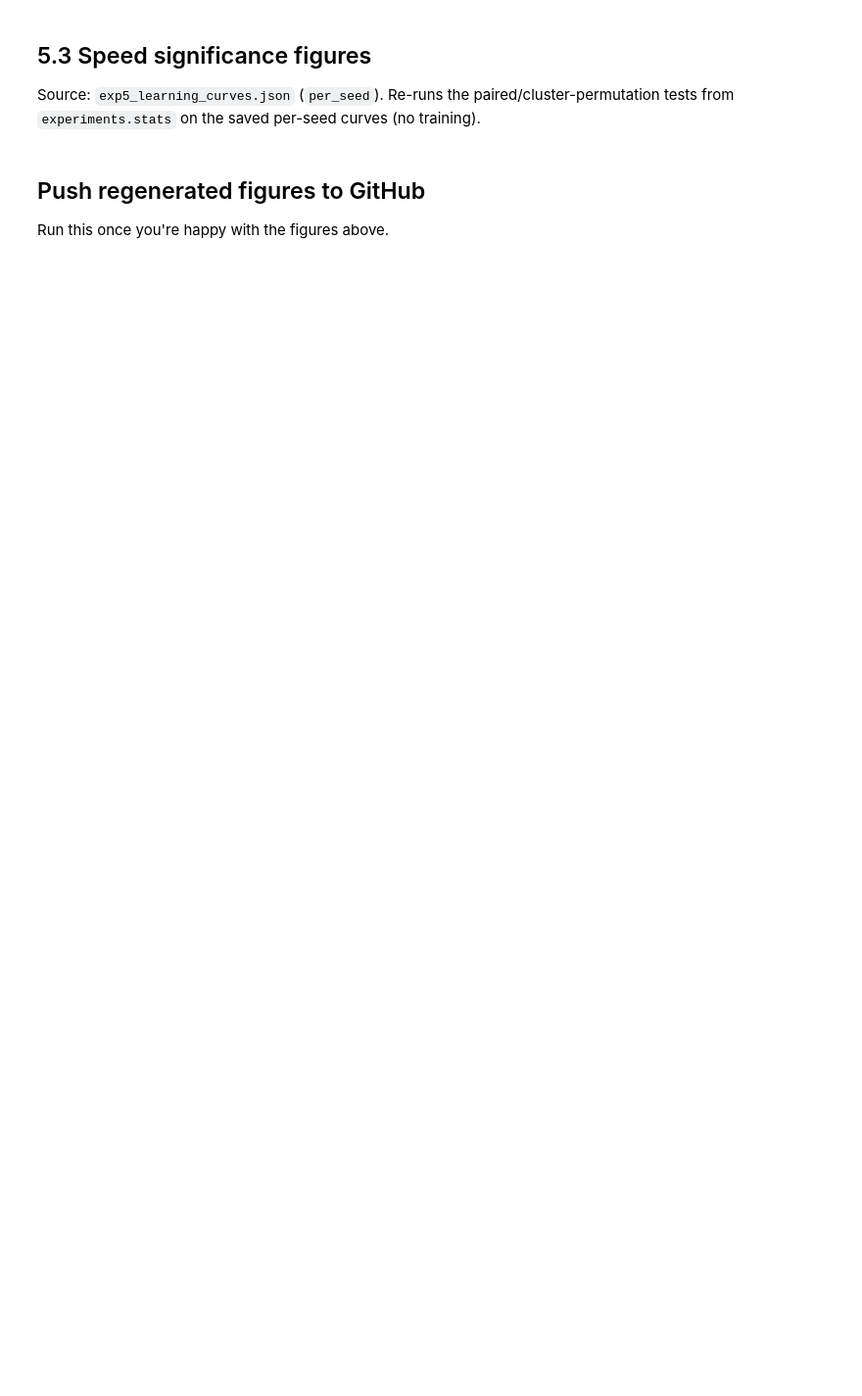
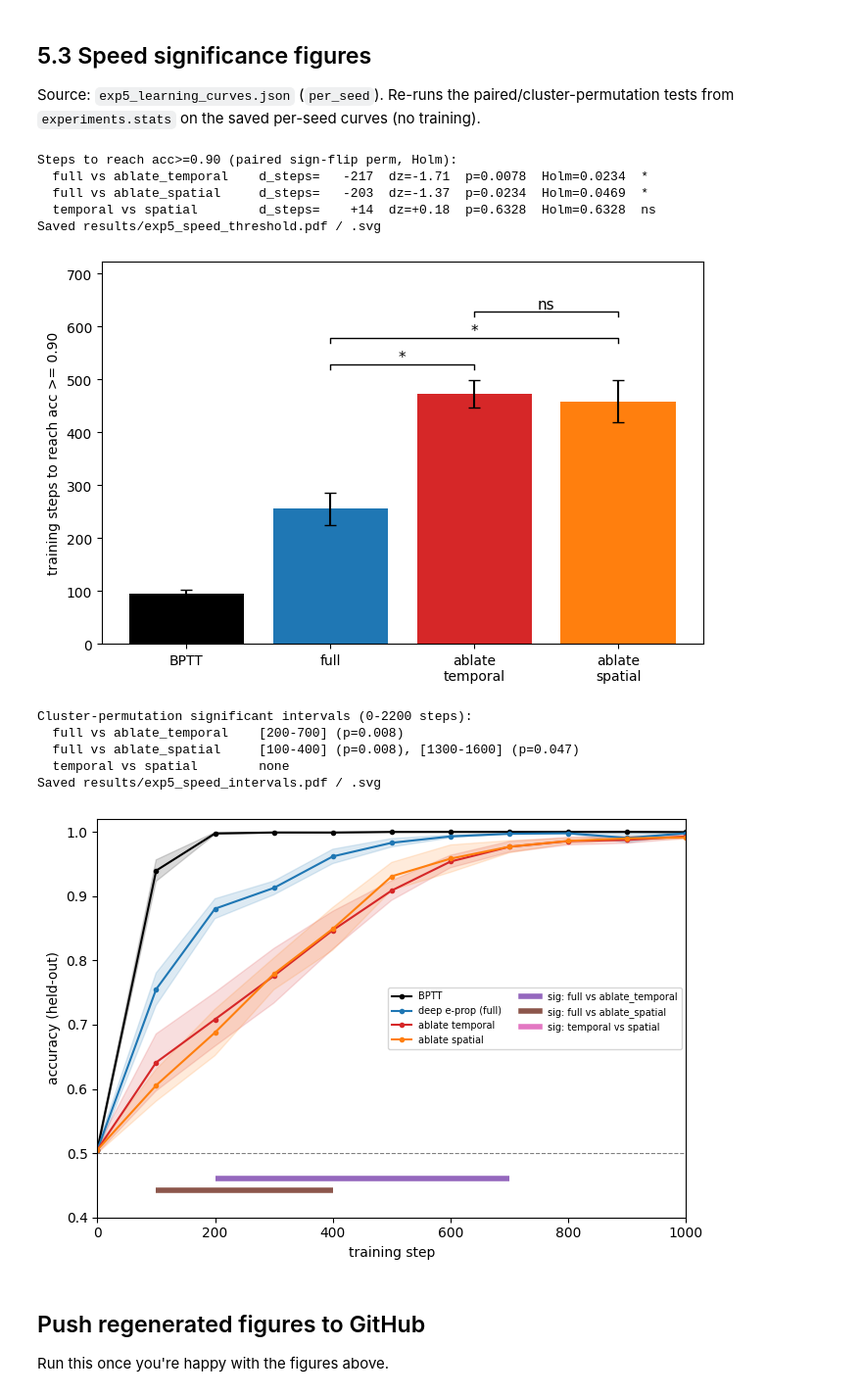
Before and after one commit to simonpeter02/e-prop-in-deep-networks, a Jupyter notebook: replot_exp5.ipynb, the cells around one changed output. Shown at 98% size. Saved outputs shown, nothing was run; the diff lists cells and outputs as text; code cells hidden in the pictures; blank space fills up the shorter version.

```diff
--- a/replot_exp5.ipynb
+++ b/replot_exp5.ipynb
@@ -175,7 +187,7 @@ axA.bar(xs, [means[m] for m in order], yerr=[sems[m] for m in order], capsize=4,
         color=[col[m] for m in order])
 axA.set_xticks(xs); axA.set_xticklabels([short[m] for m in order])
 axA.set_ylabel(f"training steps to reach acc >= {E5_THETA:.2f}")
-axA.set_title(f"Convergence speed (Adam): steps to {E5_THETA:.0%} accuracy")
+# axA.set_title(f"Convergence speed (Adam): steps to {E5_THETA:.0%} accuracy")
 y0 = max(means[m] + sems[m] for m in order)
 for k, (a, b, lab, _) in enumerate(E5_SPEED_COMPS):
     xa, xb = order.index(a), order.index(b); y = y0 * (1.06 + 0.10 * k)
@@ -185,35 +197,53 @@ axA.set_ylim(0, y0 * 1.45)
 figA.tight_layout(); save_fig(figA, "exp5_speed_threshold"); plt.show()
 
 # ── (B) Cluster-permutation significant intervals over training ───────────────
 n_common = min(len(r) for m, _ in e5_methods for r in e5_rows[m])
 A = {m: np.array([r[:n_common] for r in e5_rows[m]]) for m, _ in e5_methods}
 t_axis = np.arange(n_common) * E5_EVAL
 
 e5_sig_intervals = {}
 print(f"\nCluster-permutation significant intervals (0-{t_axis[-1]} steps):")
 for a, b, lab, _c in E5_SPEED_COMPS:
     cl = cluster_perm_test(A[a] - A[b])
     sig = [c for c in cl if c["p_cluster"] < 0.05]
     e5_sig_intervals[(a, b)] = sig
     spans = ", ".join(f"[{t_axis[c['t0']]}-{t_axis[c['t1']]}] (p={c['p_cluster']:.3f})"
                       for c in sig) or "none"
     print(f"  {lab:26s} {spans}")
 
 figB, axB = plt.subplots(figsize=(7, 4.8))
 for meth, lab in e5_methods:
     axB.plot(t_axis, A[meth].mean(0), "-o", ms=3, color=col[meth], label=lab)
+    mu, er = e5_curves[meth]
+    x = np.arange(len(mu)) * E5_EVAL
+    # axB.plot(x, mu, "-o", ms=3, color=col[meth], label=lab)
+    axB.fill_between(x, mu - er, mu + er, color=col[meth], alpha=0.15)
 axB.axhline(0.5, color="gray", ls="--", lw=0.8)
 axB.set_xlabel("training step"); axB.set_ylabel("accuracy (held-out)")
 axB.set_ylim(0.40, 1.02)
-axB.set_title("Where convergence-speed gaps are significant (cluster permutation)")
+axB.set_xlim(0,1000)
+# axB.set_title("Where convergence-speed gaps are significant (cluster permutation)")
 ybar = 0.46
 for k, (a, b, lab, cc) in enumerate(E5_SPEED_COMPS):
     y = ybar - 0.018 * k
     for c in e5_sig_intervals[(a, b)]:
         axB.plot([t_axis[c["t0"]], t_axis[c["t1"]]], [y, y], color=cc, lw=4, solid_capstyle="butt")
     axB.plot([], [], color=cc, lw=4, label=f"sig: {lab}")
-axB.legend(fontsize=7, ncol=2, loc="lower right")
+axB.legend(fontsize=7, ncol=2, loc="right")
 figB.tight_layout(); save_fig(figB, "exp5_speed_intervals"); plt.show()
+# %% [output]
+Steps to reach acc>=0.90 (paired sign-flip perm, Holm):
+  full vs ablate_temporal    d_steps=   -217  dz=-1.71  p=0.0078  Holm=0.0234  *
+  full vs ablate_spatial     d_steps=   -203  dz=-1.37  p=0.0234  Holm=0.0469  *
+  temporal vs spatial        d_steps=    +14  dz=+0.18  p=0.6328  Holm=0.6328  ns
+Saved results/exp5_speed_threshold.pdf / .svg
+[figure, added]
+Cluster-permutation significant intervals (0-2200 steps):
+  full vs ablate_temporal    [200-700] (p=0.008)
+  full vs ablate_spatial     [100-400] (p=0.008), [1300-1600] (p=0.047)
+  temporal vs spatial        none
+Saved results/exp5_speed_intervals.pdf / .svg
+[figure, added]
 # %% [markdown]
 ## Push regenerated figures to GitHub
 Run this once you're happy with the figures above.
```
Also changed, not shown: parts of 4 cells of this notebook.
